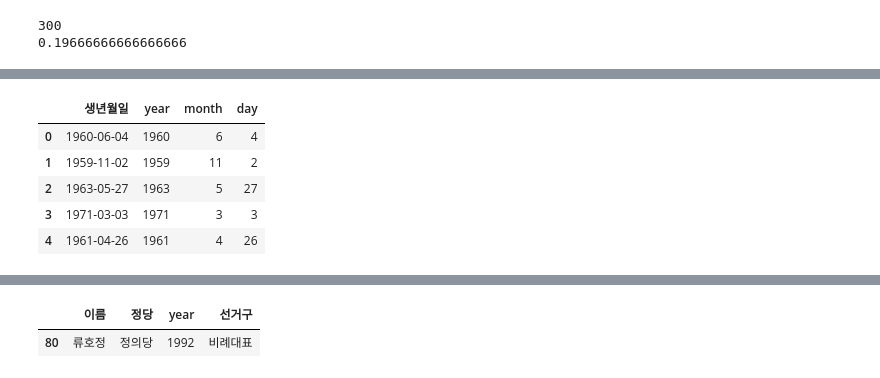
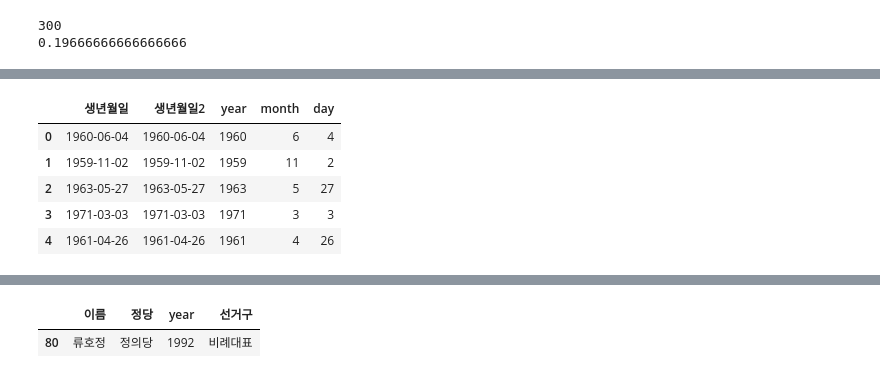
Before and after one commit to vega2k/webscraping_datascience, a Jupyter notebook: 5.국회의원현황_스크래핑_분석_시각화_저장.ipynb, the cells around one changed output, grey strips where cells are left out. Cells and saved outputs as stored; diff of their text form; code cells hidden in the pictures.

```diff
--- a/5.국회의원현황_스크래핑_분석_시각화_저장.ipynb
+++ b/5.국회의원현황_스크래핑_분석_시각화_저장.ipynb
@@ -345,15 +364,16 @@ Name: 생년월일, dtype: object
 # %%
 #DatetimeIndex 객체를 사용해서 생년월일 컬럼의 값들을 year,month,day로 각각 추출한다
 #year, month, day 3개의 컬럼을 추가
+member_df['생년월일2'] = pd.DatetimeIndex(member_df['생년월일'])
 member_df['year'] = pd.DatetimeIndex(member_df['생년월일']).year
 member_df['month'] = pd.DatetimeIndex(member_df['생년월일']).month
 member_df['day'] = pd.DatetimeIndex(member_df['생년월일']).day
 
-member_df.loc[:,['생년월일','year','month','day']].head()
+member_df.loc[:,['생년월일','생년월일2','year','month','day']].head()
 # %% [output]
-|  | 생년월일 | year | month | day |
-| 0 | 1960-06-04 | 1960 | 6 | 4 |
-| 1 | 1959-11-02 | 1959 | 11 | 2 |
-| 2 | 1963-05-27 | 1963 | 5 | 27 |
-| 3 | 1971-03-03 | 1971 | 3 | 3 |
-| 4 | 1961-04-26 | 1961 | 4 | 26 |
+|  | 생년월일 | 생년월일2 | year | month | day |
+| 0 | 1960-06-04 | 1960-06-04 | 1960 | 6 | 4 |
+| 1 | 1959-11-02 | 1959-11-02 | 1959 | 11 | 2 |
+| 2 | 1963-05-27 | 1963-05-27 | 1963 | 5 | 27 |
+| 3 | 1971-03-03 | 1971-03-03 | 1971 | 3 | 3 |
+| 4 | 1961-04-26 | 1961-04-26 | 1961 | 4 | 26 |
```
Also changed, not shown: parts of 23 cells of this notebook, 2 other files.
